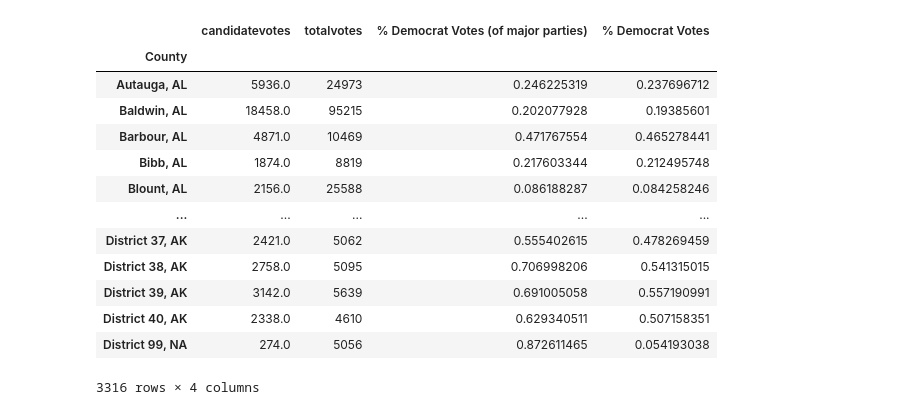
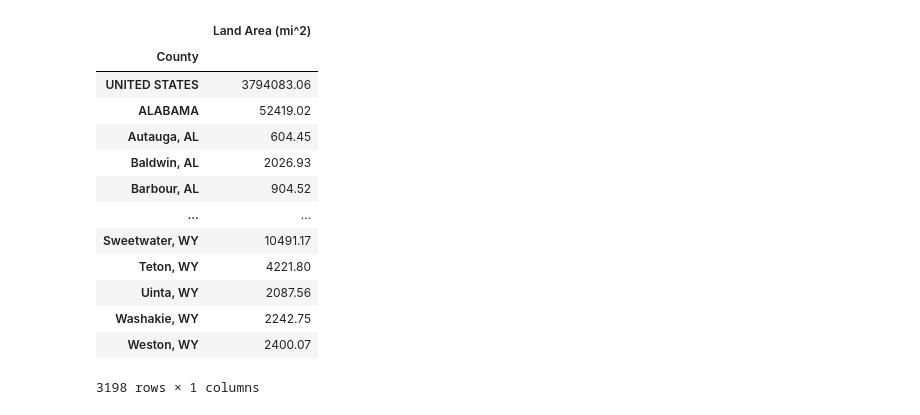
Before and after one commit to amkrutsinger/covid19finalproject, a Jupyter notebook: regression/regression.ipynb, the cells around one changed output. Saved outputs shown, nothing was run; the diff lists cells and outputs as text; code cells hidden in the pictures.

```diff
--- a/regression/regression.ipynb
+++ b/regression/regression.ipynb
@@ -64,6 +67,28 @@ us_state_abbrev = {
     'Wisconsin': 'WI',
     'Wyoming': 'WY'
 }
+
+def update_county_names(x):
+    if 'US' in x:
+        x = x[:-4]
+
+    for a in us_state_abbrev.keys():
+        if a in x:
+            index = -1 * len(a)
+            x = x[:index]
+            x = x + us_state_abbrev[a]
+
+    return x
+
+def update_income(x):
+    if type(x) == str:
+        x = x.replace('$', '')
+        x = x.replace(',', '')
+    return int(x)
+
+def update_num(x):
+    x = x.replace(',', '')
+    return int(x)
 # %%
 # Load COVID-19 case data
 # TODO: download most recent data
@@ -148,50 +170,59 @@ unemploy = load_geo_data('Unemployment.csv', ['FIPS', 'State', 'Rural_urban_cont
        'Metro_2013', ' Civilian_labor_force_2007 ', ' Employed_2007 ',
        ' Unemployed_2007 ', 'Unemployment_rate_2007',
        ' Civilian_labor_force_2008 ', ' Employed_2008 ', ' Unemployed_2008 ',
        'Unemployment_rate_2008', 'Civilian_labor_force_2009', 'Employed_2009',
        'Unemployed_2009', 'Unemployment_rate_2009',
        ' Civilian_labor_force_2010 ', ' Employed_2010 ', ' Unemployed_2010 ',
        'Unemployment_rate_2010', ' Civilian_labor_force_2011 ',
        ' Employed_2011 ', ' Unemployed_2011 ', 'Unemployment_rate_2011',
        ' Civilian_labor_force_2012 ', ' Employed_2012 ', ' Unemployed_2012 ',
        'Unemployment_rate_2012', ' Civilian_labor_force_2013 ',
        ' Employed_2013 ', ' Unemployed_2013 ', 'Unemployment_rate_2013',
        ' Civilian_labor_force_2014 ', ' Employed_2014 ', ' Unemployed_2014 ',
        'Unemployment_rate_2014', ' Civilian_labor_force_2015 ',
        ' Employed_2015 ', ' Unemployed_2015 ', 'Unemployment_rate_2015',
        ' Civilian_labor_force_2016 ', ' Employed_2016 ', ' Unemployed_2016 ',
        'Unemployment_rate_2016', 'Civilian_labor_force_2017', 'Employed_2017',
        'Unemployed_2017', 'Unemployment_rate_2017'], {},'Area_name')
 unemploy
 
 # Load poverty data
 poverty = load_geo_data('PovertyRate.csv', ['Area_name', 'State', 'POVALL_2018', 'POP_ESTIMATE_2018'], {}, 'County')
 poverty.rename({'Unnamed: 5': 'Poverty Rate'}, axis=1, inplace=True)
 poverty
 
-# Load population data
-population = load_geo_data('PopulationEstimates.csv', ['FIPS', 'State', 'Area_Name'], {}, 'County')
-population
-
 # Load presidential voting data
 # Source: https://electionlab.mit.edu/data
 pres_vote = load_geo_data('countypres_2000-2016.csv', ['state', 'state_po', 'county_short', 'FIPS', 'candidate',
                         'office', 'year', 'party'], {'party': 'democrat'}, 'County')
 pres_vote
+
+# Load pollution data
+pollution = load_geo_data('annual_aqi_by_county_2019.csv', ['State', 'County (Short)', 'Year', 'Days with AQI', 'Good Days', 'Moderate Days',
+       'Unhealthy for Sensitive Groups Days', 'Unhealthy Days', 'Very Unhealthy Days', 'Hazardous Days', 'Max AQI',
+       '90th Percentile AQI', 'Days CO', 'Days NO2', 'Days Ozone', 'Days SO2', 'Days PM2.5', 'Days PM10'],
+        {}, 'County')
+pollution.rename(index=update_county_names, inplace=True)
+pollution
+
+# Load land area data
+area = load_geo_data('LND01.csv', [], {}, 'County')
+area.rename({'LND010200D': 'Land Area (mi^2)'}, axis=1, inplace=True)
+area
 # %% [output]
-|  | candidatevotes | totalvotes | % Democrat Votes (of major parties) | % Democrat Votes |
-| County |  |  |  |  |
-| Autauga, AL | 5936.0 | 24973 | 0.246225319 | 0.237696712 |
-| Baldwin, AL | 18458.0 | 95215 | 0.202077928 | 0.19385601 |
-| Barbour, AL | 4871.0 | 10469 | 0.471767554 | 0.465278441 |
-| Bibb, AL | 1874.0 | 8819 | 0.217603344 | 0.212495748 |
-| Blount, AL | 2156.0 | 25588 | 0.086188287 | 0.084258246 |
-| ... | ... | ... | ... | ... |
-| District 37, AK | 2421.0 | 5062 | 0.555402615 | 0.478269459 |
-| District 38, AK | 2758.0 | 5095 | 0.706998206 | 0.541315015 |
-| District 39, AK | 3142.0 | 5639 | 0.691005058 | 0.557190991 |
-| District 40, AK | 2338.0 | 4610 | 0.629340511 | 0.507158351 |
-| District 99, NA | 274.0 | 5056 | 0.872611465 | 0.054193038 |
+|  | Land Area (mi^2) |
+| County |  |
+| UNITED STATES | 3794083.06 |
+| ALABAMA | 52419.02 |
+| Autauga, AL | 604.45 |
+| Baldwin, AL | 2026.93 |
+| Barbour, AL | 904.52 |
+| ... | ... |
+| Sweetwater, WY | 10491.17 |
+| Teton, WY | 4221.80 |
+| Uinta, WY | 2087.56 |
+| Washakie, WY | 2242.75 |
+| Weston, WY | 2400.07 |
-3316 rows × 4 columns
+3198 rows × 1 columns
 # %%
 # Calculate death rate for each country
```
Also changed, not shown: parts of 25 cells of this notebook, 8 other files.
